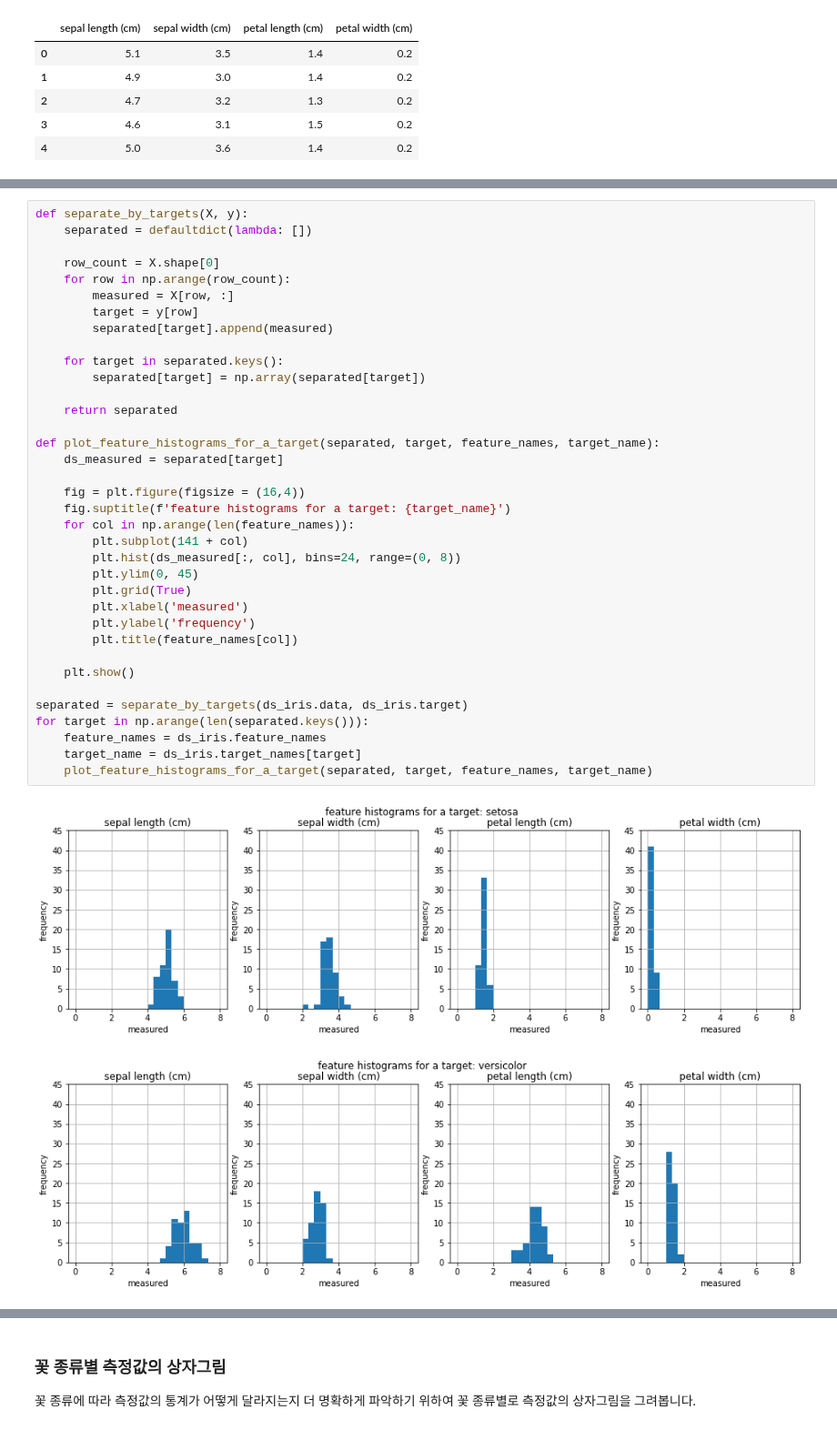
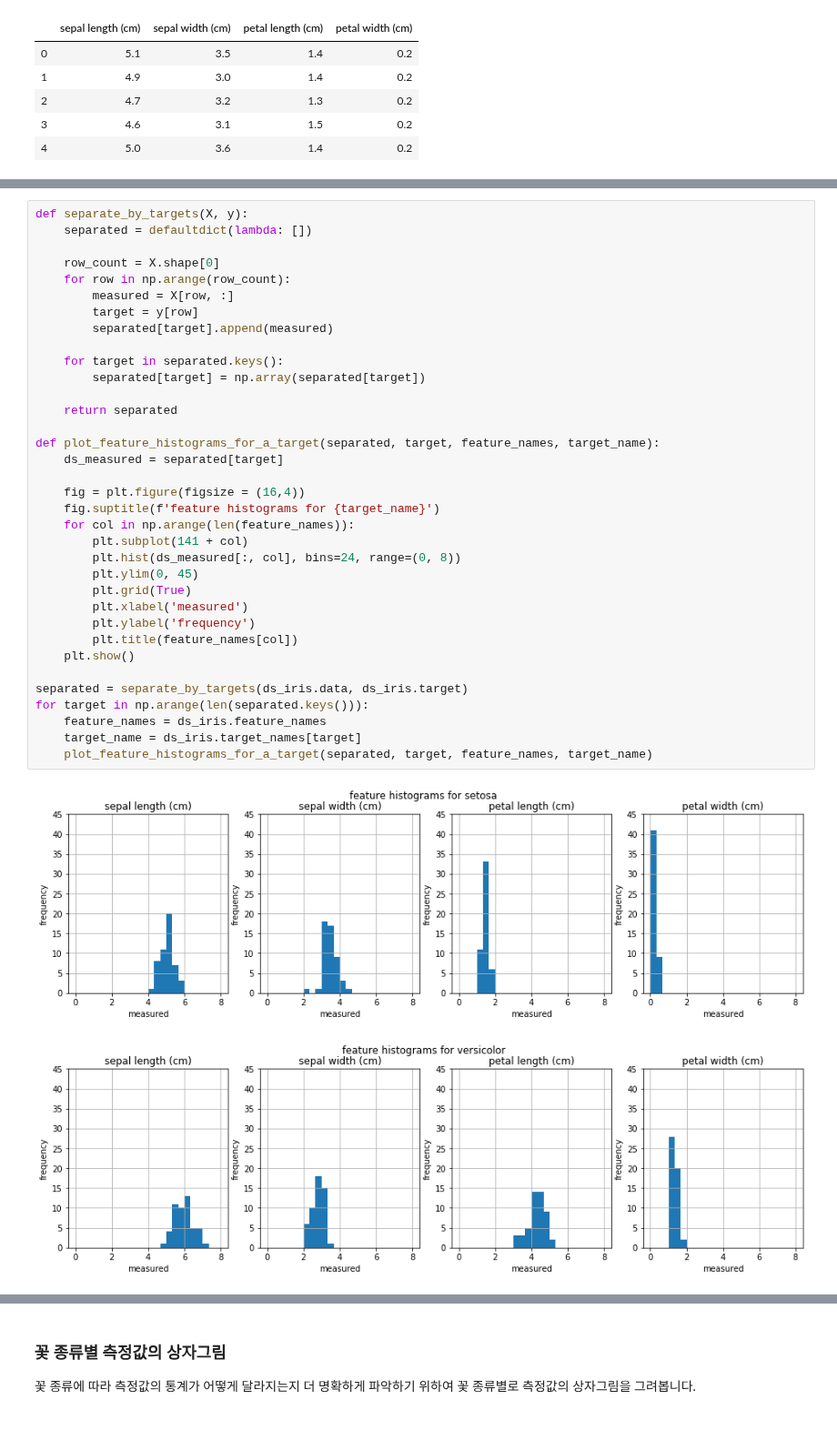
Before and after one commit to trvoid/ml-study, a Jupyter notebook: iris-classification/iris-classification-by-gaussian-nb.ipynb, the cells around one changed output, grey strips where cells are left out. Shown at 91% size. Drawn from its saved outputs; the diff is of its cells as text.

```diff
--- a/iris-classification/iris-classification-by-gaussian-nb.ipynb
+++ b/iris-classification/iris-classification-by-gaussian-nb.ipynb
@@ -83,34 +89,33 @@ def separate_by_targets(X, y):
     for row in np.arange(row_count):
         measured = X[row, :]
         target = y[row]
         separated[target].append(measured)
 
     for target in separated.keys():
         separated[target] = np.array(separated[target])
 
     return separated
 
 def plot_feature_histograms_for_a_target(separated, target, feature_names, target_name):
     ds_measured = separated[target]
 
     fig = plt.figure(figsize = (16,4))
-    fig.suptitle(f'feature histograms for a target: {target_name}')
+    fig.suptitle(f'feature histograms for {target_name}')
     for col in np.arange(len(feature_names)):
         plt.subplot(141 + col)
         plt.hist(ds_measured[:, col], bins=24, range=(0, 8))
         plt.ylim(0, 45)
         plt.grid(True)
         plt.xlabel('measured')
         plt.ylabel('frequency')
         plt.title(feature_names[col])
-
     plt.show()
 
 separated = separate_by_targets(ds_iris.data, ds_iris.target)
 for target in np.arange(len(separated.keys())):
     feature_names = ds_iris.feature_names
     target_name = ds_iris.target_names[target]
     plot_feature_histograms_for_a_target(separated, target, feature_names, target_name)
 # %% [output]
-[figure, old version]
+[figure, new version]
-[figure, old version]
+[figure, new version]
```
Also changed, not shown: parts of 21 cells of this notebook.
